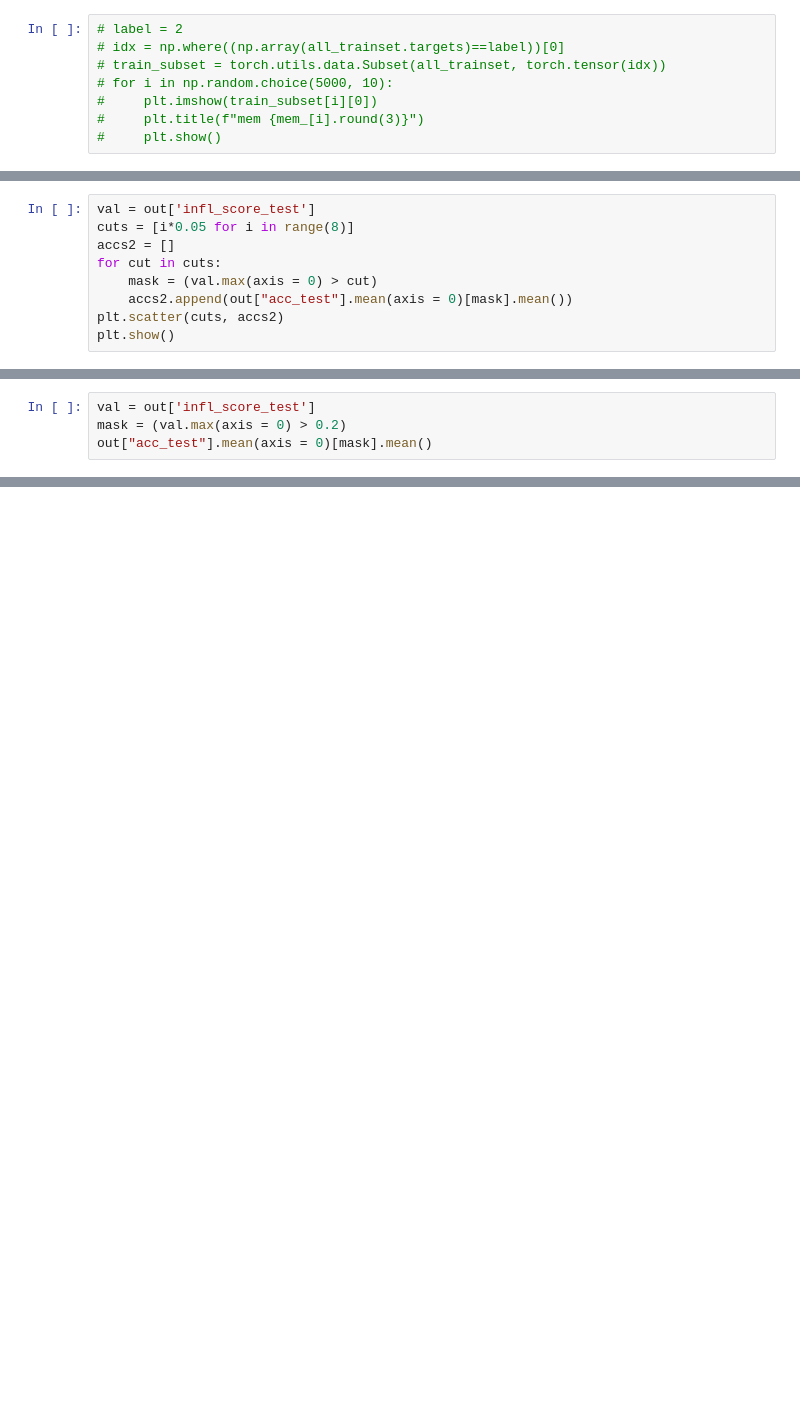
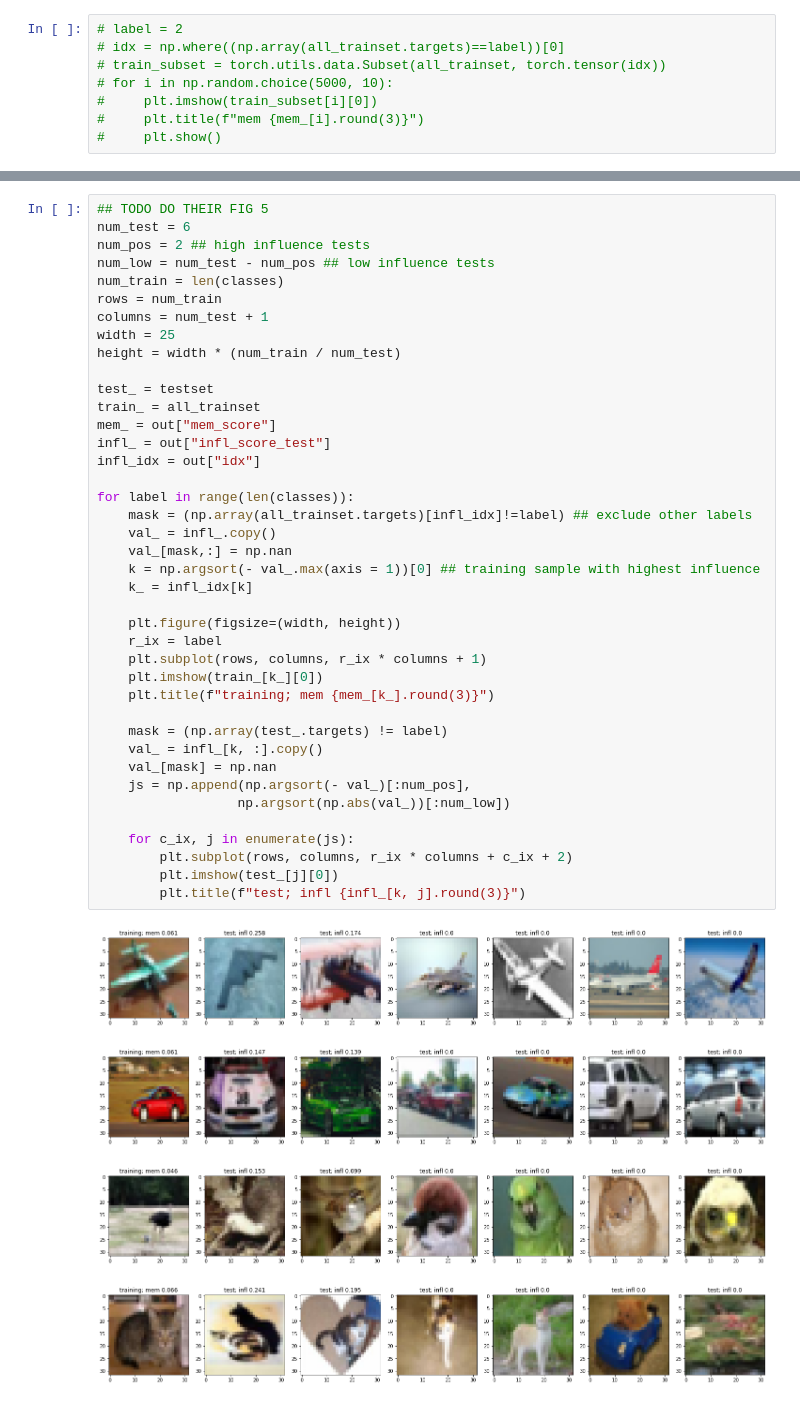
Before and after one commit to zihao12/pytorch-cifar, a Jupyter notebook: analysis/mem_infl.ipynb, the cells around one changed output, grey strips where cells are left out. Saved outputs shown, nothing was run; the diff lists cells and outputs as text; blank space fills up the shorter version.

```diff
--- a/analysis/mem_infl.ipynb
+++ b/analysis/mem_infl.ipynb
@@ -481,9 +209,0 @@ plt.show()
-# %%
-val = out['infl_score_test']
-cuts = [i*0.05 for i in range(8)]
-accs2 = []
-for cut in cuts:
-    mask = (val.max(axis = 0) > cut)
-    accs2.append(out["acc_test"].mean(axis = 0)[mask].mean())
-plt.scatter(cuts, accs2)
-plt.show()
@@ -492,4 +209,0 @@ plt.hist(val.max(axis = 0) )
-# %%
-val = out['infl_score_test']
-mask = (val.max(axis = 0) > 0.2)
-out["acc_test"].mean(axis = 0)[mask].mean()
@@ -579,0 +212,45 @@ for i, (r, c) in enumerate(indices):
+# %%
+## TODO DO THEIR FIG 5
+num_test = 6
+num_pos = 2 ## high influence tests
+num_low = num_test - num_pos ## low influence tests
+num_train = len(classes)
+rows = num_train
+columns = num_test + 1
+width = 25
+height = width * (num_train / num_test)
+
+test_ = testset
+train_ = all_trainset
+mem_ = out["mem_score"]
+infl_ = out["infl_score_test"]
+infl_idx = out["idx"]
+
+for label in range(len(classes)):
+    mask = (np.array(all_trainset.targets)[infl_idx]!=label) ## exclude other labels
+    val_ = infl_.copy()
+    val_[mask,:] = np.nan
+    k = np.argsort(- val_.max(axis = 1))[0] ## training sample with highest influence
+    k_ = infl_idx[k]
+
+    plt.figure(figsize=(width, height))
+    r_ix = label
+    plt.subplot(rows, columns, r_ix * columns + 1)
+    plt.imshow(train_[k_][0])
+    plt.title(f"training; mem {mem_[k_].round(3)}")
+
+    mask = (np.array(test_.targets) != label)
+    val_ = infl_[k, :].copy()
+    val_[mask] = np.nan
+    js = np.append(np.argsort(- val_)[:num_pos],
+                  np.argsort(np.abs(val_))[:num_low])
+
+    for c_ix, j in enumerate(js):
+        plt.subplot(rows, columns, r_ix * columns + c_ix + 2)
+        plt.imshow(test_[j][0])
+        plt.title(f"test; infl {infl_[k, j].round(3)}")
+# %% [output]
+[figure, added]
+[figure, added]
+[figure, added]
+[figure, added]
```
Also changed, not shown: parts of 58 cells of this notebook.
